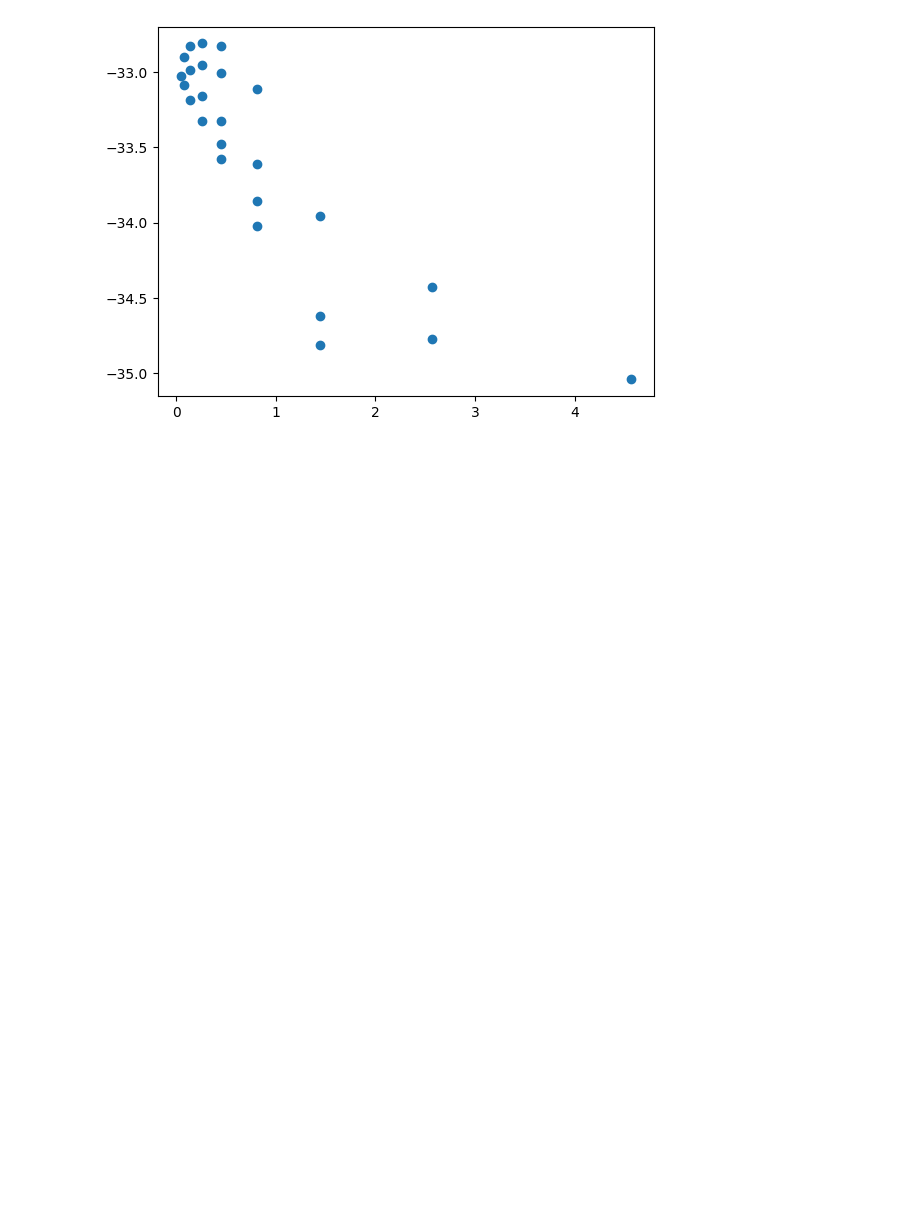
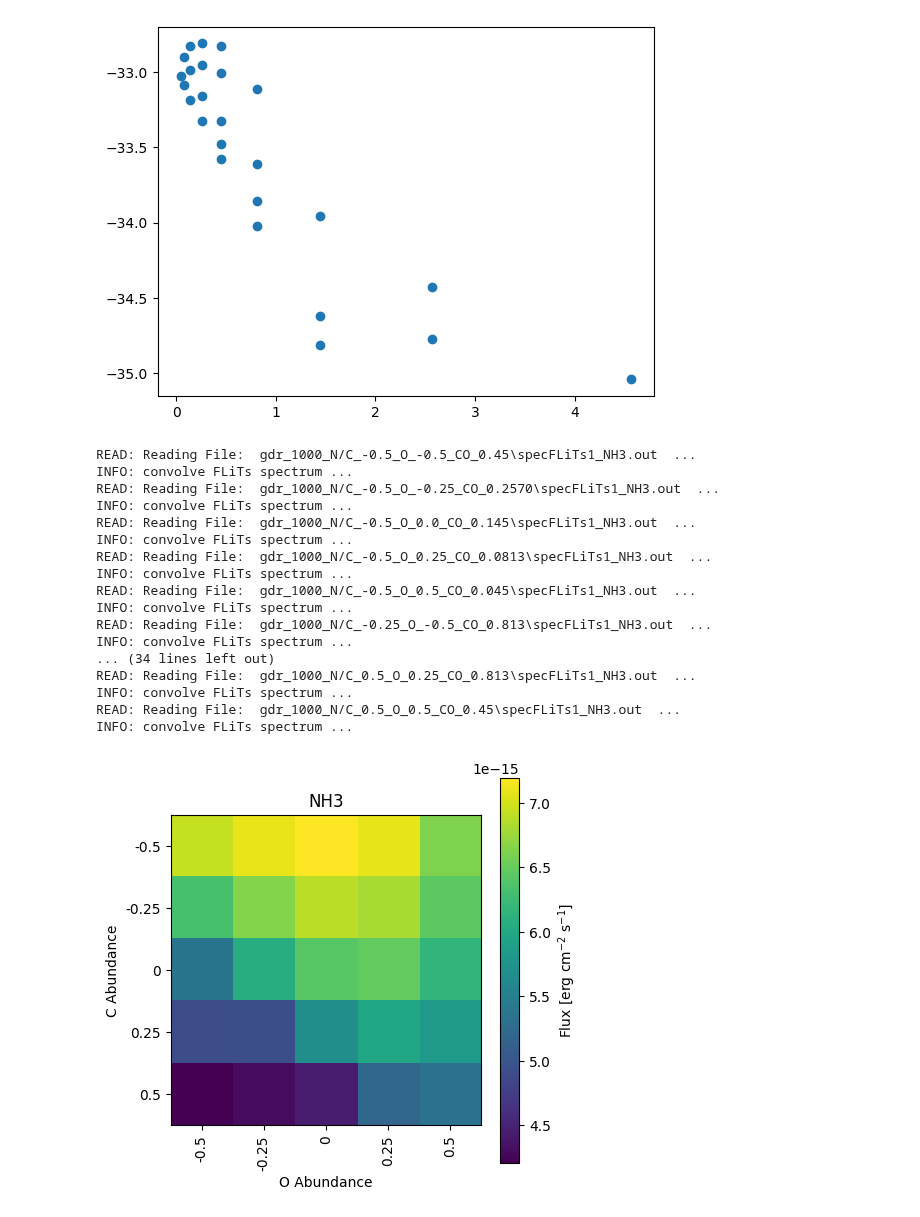
Before and after one commit to nielsklerk/BRP, a Jupyter notebook: New.ipynb, the cells around one changed output. Saved outputs shown, nothing was run; the diff lists cells and outputs as text; code cells hidden in the pictures; blank space fills up the shorter version.

Commit message:
Downloaded the new models and plotted their spectra

```diff
--- a/New.ipynb
+++ b/New.ipynb
@@ -259,3 +259,43 @@ plt.scatter(df_FLiTs_flux['C/O Ratio'], np.log(df_FLiTs_flux['NH3']))
 plt.show()
 # %% [output]
 [figure]
+# %%
+specie = 'NH3'
+total = []
+for model in df['Model Name']:
+    specie_flits = pread.read_FLiTs(f'gdr_1000_N/{model}', filename=f'specFLiTs1_{specie}.out')
+    wl, flux, flux_cont = specie_flits.convolve(3000, contReturn=True)
+    flux -= flux_cont
+    total.append(total_flux(wl, flux))
+    # plt.plot(wl, flux)
+    # plt.title(total[-1])
+    # plt.show()
+plt.figure(figsize=(5, 5))
+plt.imshow(np.asarray(total).reshape(5,5), cmap='viridis')
+plt.title(specie)
+plt.xticks(ticks=np.arange(5), labels=[-0.5, -0.25, 0, 0.25, 0.5], rotation=90)
+plt.yticks(ticks=np.arange(5), labels=[-0.5, -0.25, 0, 0.25, 0.5])
+plt.xlabel('O Abundance')
+plt.ylabel('C Abundance')
+plt.colorbar(label='Flux [erg cm$^{-2}$ s$^{-1}$]')
+plt.savefig(f'Flux_{specie}.png')
+plt.show()
+# %% [output]
+READ: Reading File:  gdr_1000_N/C_-0.5_O_-0.5_CO_0.45\specFLiTs1_NH3.out  ...
+INFO: convolve FLiTs spectrum ...
+READ: Reading File:  gdr_1000_N/C_-0.5_O_-0.25_CO_0.2570\specFLiTs1_NH3.out  ...
+INFO: convolve FLiTs spectrum ...
+READ: Reading File:  gdr_1000_N/C_-0.5_O_0.0_CO_0.145\specFLiTs1_NH3.out  ...
+INFO: convolve FLiTs spectrum ...
+READ: Reading File:  gdr_1000_N/C_-0.5_O_0.25_CO_0.0813\specFLiTs1_NH3.out  ...
+INFO: convolve FLiTs spectrum ...
+READ: Reading File:  gdr_1000_N/C_-0.5_O_0.5_CO_0.045\specFLiTs1_NH3.out  ...
+INFO: convolve FLiTs spectrum ...
+READ: Reading File:  gdr_1000_N/C_-0.25_O_-0.5_CO_0.813\specFLiTs1_NH3.out  ...
+INFO: convolve FLiTs spectrum ...
+... (34 lines left out)
+READ: Reading File:  gdr_1000_N/C_0.5_O_0.25_CO_0.813\specFLiTs1_NH3.out  ...
+INFO: convolve FLiTs spectrum ...
+READ: Reading File:  gdr_1000_N/C_0.5_O_0.5_CO_0.45\specFLiTs1_NH3.out  ...
+INFO: convolve FLiTs spectrum ...
+[figure, added]
```
Also changed, not shown: parts of 2 cells of this notebook, 1 other file.
